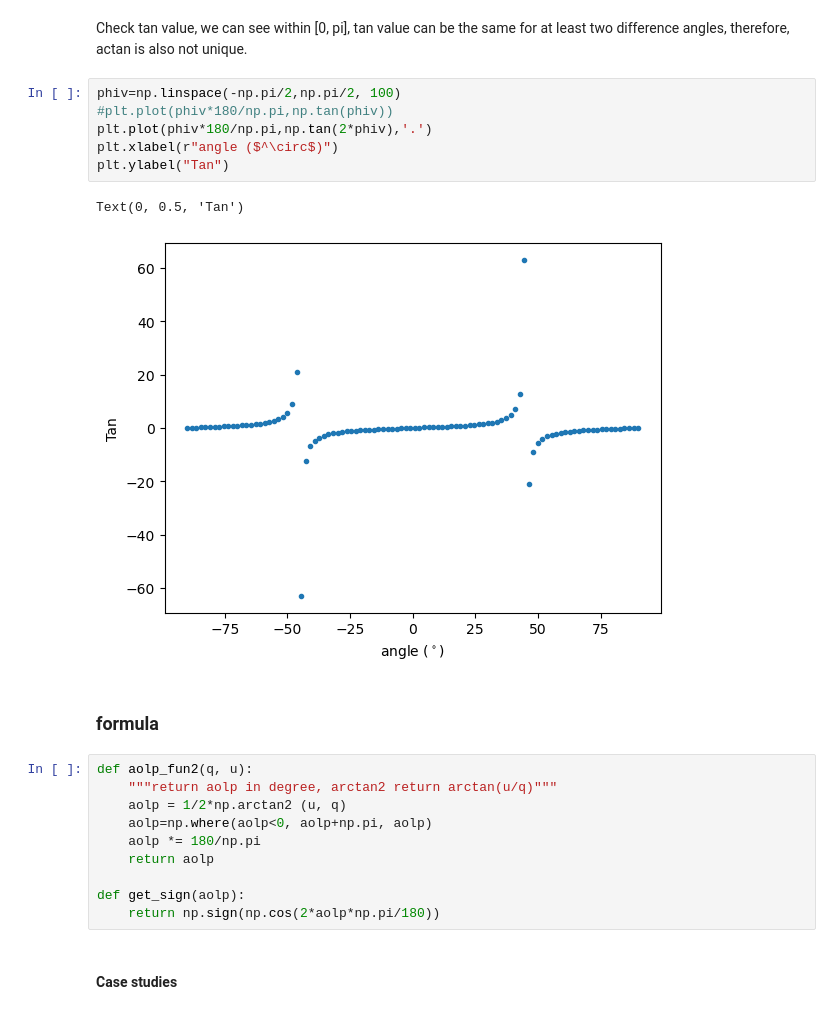
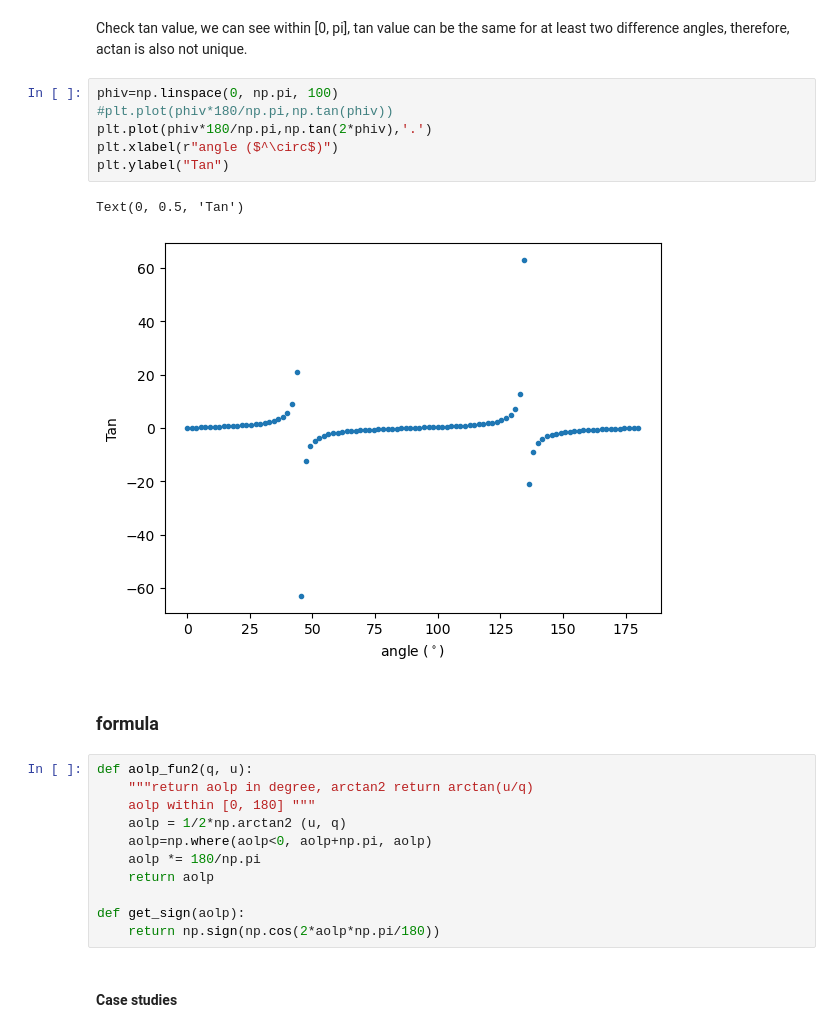
Before and after one commit to kiwiriver/playground, a Jupyter notebook: notebook/t02_aolp.ipynb, the cells around one changed output. Cells and saved outputs as stored; diff of their text form.

```diff
--- a/notebook/t02_aolp.ipynb
+++ b/notebook/t02_aolp.ipynb
@@ -57,19 +57,20 @@ import matplotlib.pyplot as plt
 # %% [markdown]
 Check tan value, we can see within [0, pi], tan value can be the same for at least two difference angles, therefore, actan is also not unique.
 # %%
-phiv=np.linspace(-np.pi/2,np.pi/2, 100)
+phiv=np.linspace(0, np.pi, 100)
 #plt.plot(phiv*180/np.pi,np.tan(phiv))
 plt.plot(phiv*180/np.pi,np.tan(2*phiv),'.')
 plt.xlabel(r"angle ($^\circ$)")
 plt.ylabel("Tan")
 # %% [output]
 Text(0, 0.5, 'Tan')
-[figure, old version]
+[figure, new version]
 # %% [markdown]
 ### formula
 # %%
 def aolp_fun2(q, u):
-    """return aolp in degree, arctan2 return arctan(u/q)"""
+    """return aolp in degree, arctan2 return arctan(u/q)
+    aolp within [0, 180] """
     aolp = 1/2*np.arctan2 (u, q)
     aolp=np.where(aolp<0, aolp+np.pi, aolp)
     aolp *= 180/np.pi
```
Also changed, not shown: parts of 1 cell of this notebook.
